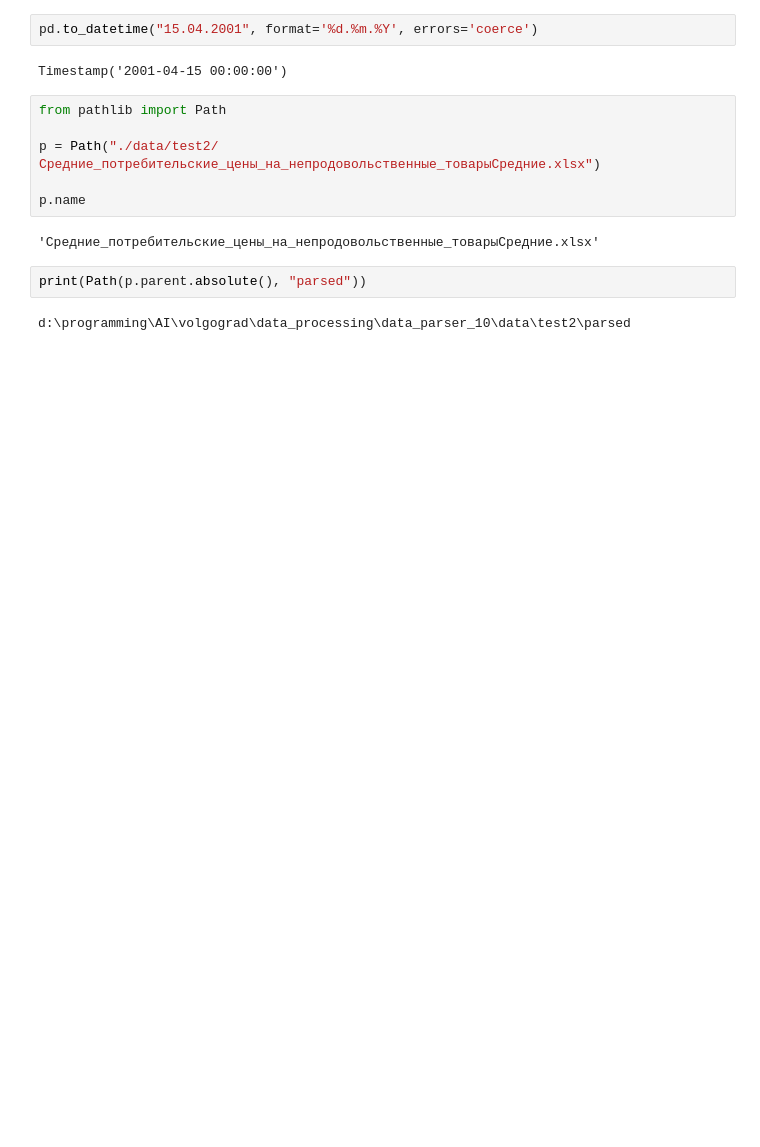
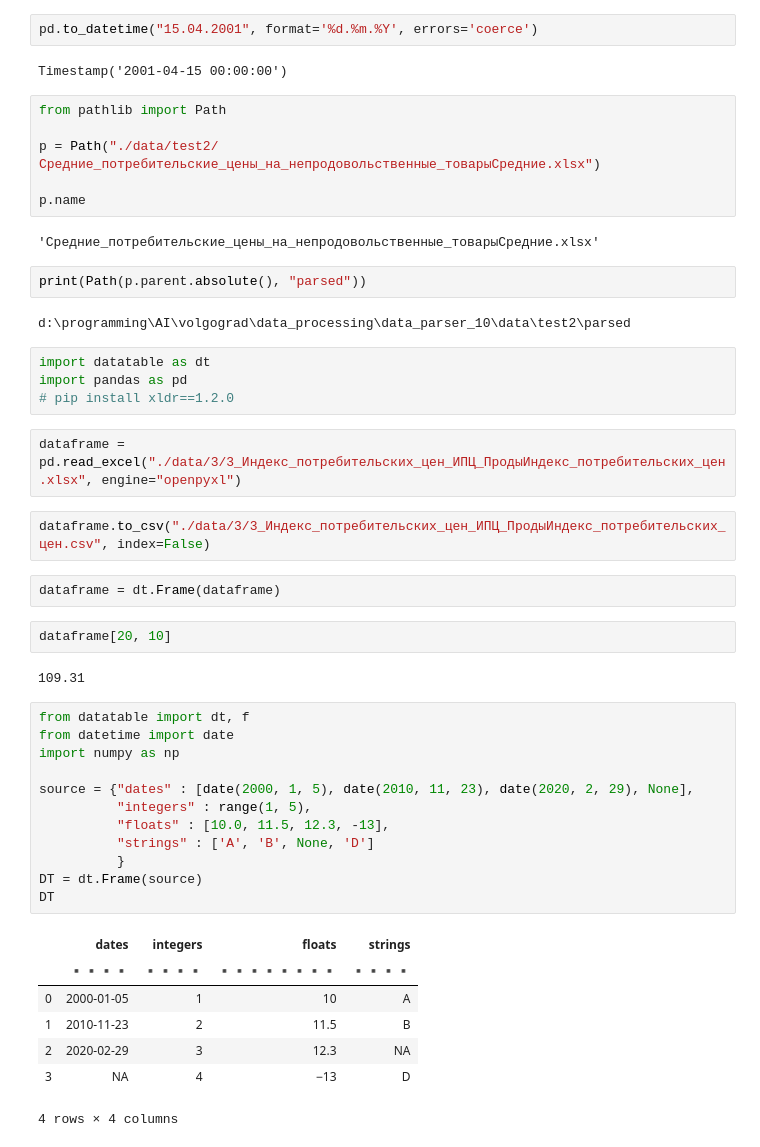
Before and after one commit to dmitrymailk/data_processing, a Jupyter notebook: data_processing/data_parser_10/data_parser_10.ipynb, the cells around one changed output. Saved outputs shown, nothing was run; the diff lists cells and outputs as text; blank space fills up the shorter version.

```diff
--- a/data_processing/data_parser_10/data_parser_10.ipynb
+++ b/data_processing/data_parser_10/data_parser_10.ipynb
@@ -292,3 +292,37 @@ p.name
 print(Path(p.parent.absolute(), "parsed"))
 # %% [output]
 d:\programming\AI\volgograd\data_processing\data_parser_10\data\test2\parsed
+# %%
+import datatable as dt
+import pandas as pd
+# pip install xldr==1.2.0
+# %%
+dataframe = pd.read_excel("./data/3/3_Индекс_потребительских_цен_ИПЦ_ПродыИндекс_потребительских_цен.xlsx", engine="openpyxl")
+# %%
+dataframe.to_csv("./data/3/3_Индекс_потребительских_цен_ИПЦ_ПродыИндекс_потребительских_цен.csv", index=False)
+# %%
+dataframe = dt.Frame(dataframe)
+# %%
+dataframe[20, 10]
+# %% [output]
+109.31
+# %%
+from datatable import dt, f
+from datetime import date
+import numpy as np
+
+source = {"dates" : [date(2000, 1, 5), date(2010, 11, 23), date(2020, 2, 29), None],
+          "integers" : range(1, 5),
+          "floats" : [10.0, 11.5, 12.3, -13],
+          "strings" : ['A', 'B', None, 'D']
+          }
+DT = dt.Frame(source)
+DT
+# %% [output]
+|  | dates | integers | floats | strings |
+|  | ▪▪▪▪ | ▪▪▪▪ | ▪▪▪▪▪▪▪▪ | ▪▪▪▪ |
+| 0 | 2000-01-05 | 1 | 10 | A |
+| 1 | 2010-11-23 | 2 | 11.5 | B |
+| 2 | 2020-02-29 | 3 | 12.3 | NA |
+| 3 | NA | 4 | −13 | D |
+4 rows × 4 columns
```
Also changed, not shown: parts of 1 cell of this notebook, 2 other files.
